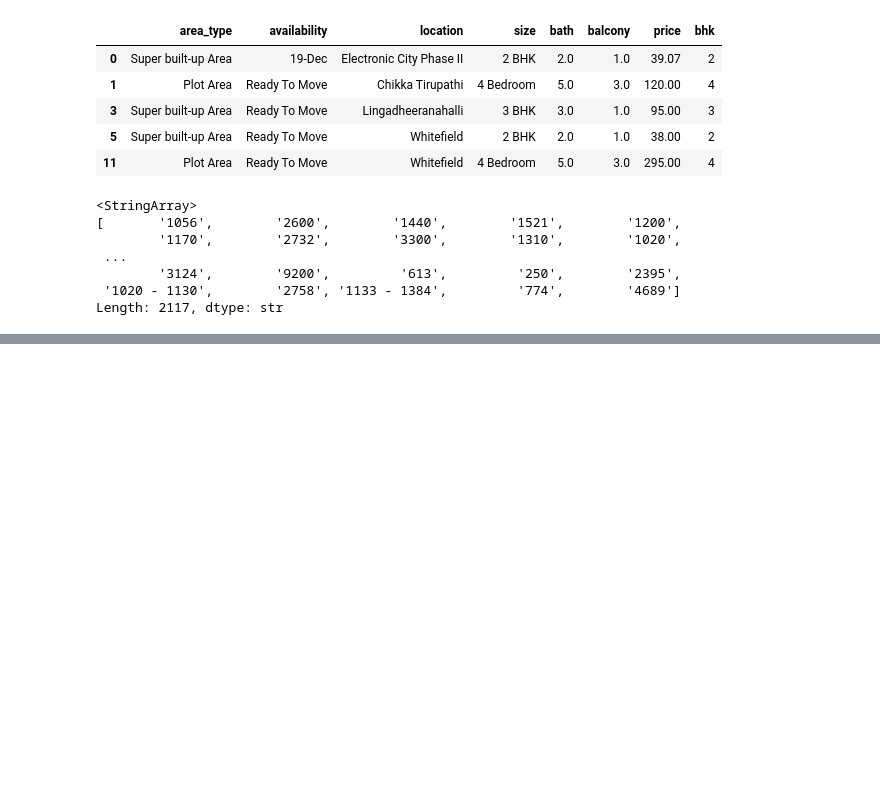
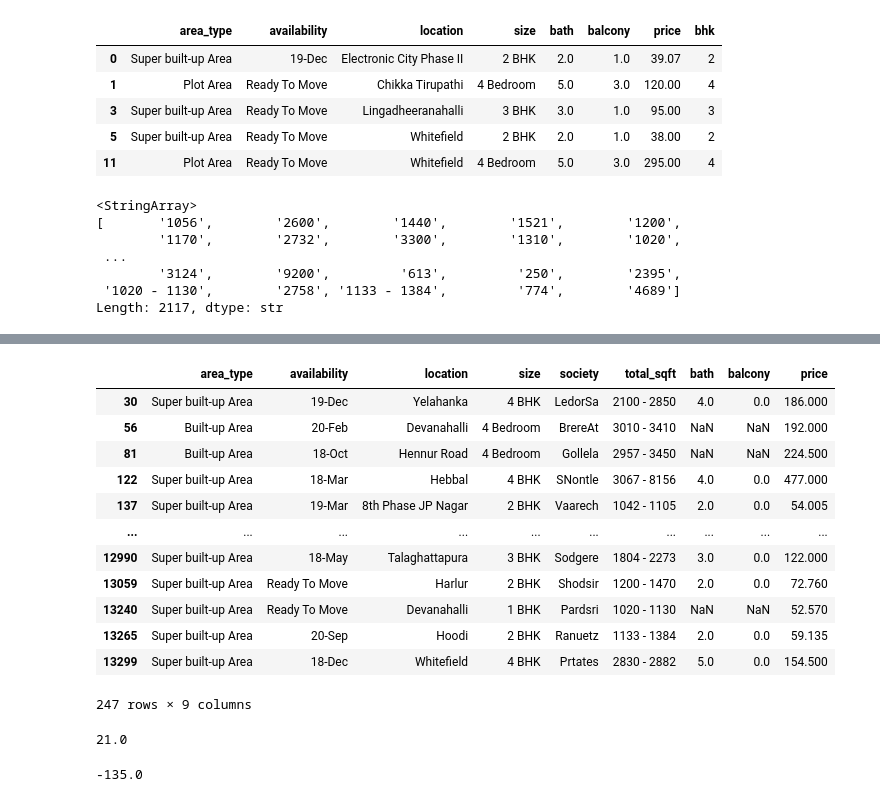
Before and after one commit to Sifat-Ikram/real-estate-price-prediction, a Jupyter notebook: model_building.ipynb, the cells around one changed output, grey strips where cells are left out. Drawn from its saved outputs; the diff is of its cells as text; code cells hidden in the pictures; blank space fills up the shorter version.

```diff
--- a/model_building.ipynb
+++ b/model_building.ipynb
@@ -213,0 +219,22 @@ df1.head()
+# %%
+def is_float(x):
+    try:
+        float(x)
+    except:
+        return False
+    return True
+df1[~df1['total_sqft'].apply(is_float)]
+# %% [output]
+|  | area_type | availability | location | size | society | total_sqft | bath | balcony | price |
+| 30 | Super built-up Area | 19-Dec | Yelahanka | 4 BHK | LedorSa | 2100 - 2850 | 4.0 | 0.0 | 186.000 |
+| 56 | Built-up Area | 20-Feb | Devanahalli | 4 Bedroom | BrereAt | 3010 - 3410 | NaN | NaN | 192.000 |
+| 81 | Built-up Area | 18-Oct | Hennur Road | 4 Bedroom | Gollela | 2957 - 3450 | NaN | NaN | 224.500 |
+| 122 | Super built-up Area | 18-Mar | Hebbal | 4 BHK | SNontle | 3067 - 8156 | 4.0 | 0.0 | 477.000 |
+| 137 | Super built-up Area | 19-Mar | 8th Phase JP Nagar | 2 BHK | Vaarech | 1042 - 1105 | 2.0 | 0.0 | 54.005 |
+| ... | ... | ... | ... | ... | ... | ... | ... | ... | ... |
+| 12990 | Super built-up Area | 18-May | Talaghattapura | 3 BHK | Sodgere | 1804 - 2273 | 3.0 | 0.0 | 122.000 |
+| 13059 | Super built-up Area | Ready To Move | Harlur | 2 BHK | Shodsir | 1200 - 1470 | 2.0 | 0.0 | 72.760 |
+| 13240 | Super built-up Area | Ready To Move | Devanahalli | 1 BHK | Pardsri | 1020 - 1130 | NaN | NaN | 52.570 |
+| 13265 | Super built-up Area | 20-Sep | Hoodi | 2 BHK | Ranuetz | 1133 - 1384 | 2.0 | 0.0 | 59.135 |
+| 13299 | Super built-up Area | 18-Dec | Whitefield | 4 BHK | Prtates | 2830 - 2882 | 5.0 | 0.0 | 154.500 |
+247 rows × 9 columns
@@ -213,0 +250,8 @@ df1.head()
+# %%
+convert_to_num('21')
+# %% [output]
+21.0
+# %%
+convert_to_num('1200 - 1470')
+# %% [output]
+-135.0
```
Also changed, not shown: parts of 8 cells of this notebook.
